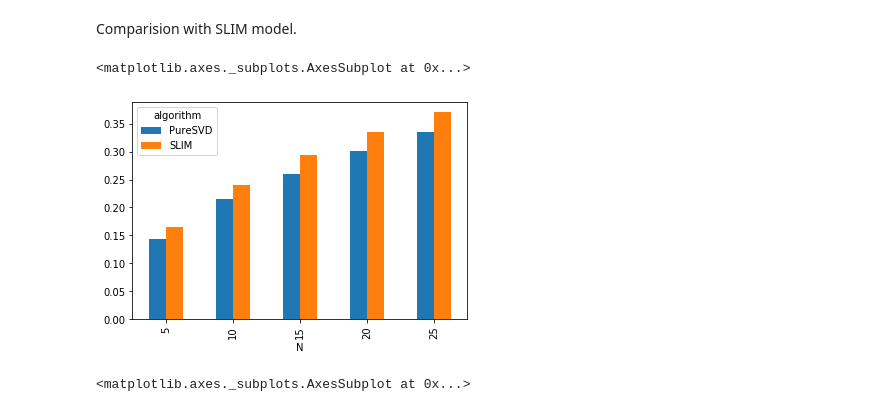
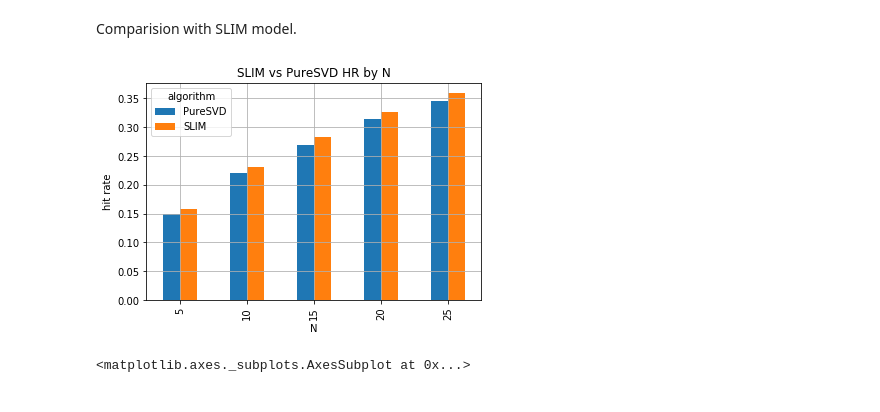
Before and after one commit to EmilioTyl/recsys_movie_lens, a Jupyter notebook: results_final_notebook.ipynb, the cells around one changed output. Cells and saved outputs as stored; diff of their text form; code cells hidden in the pictures.

Commit message:
images

```diff
--- a/results_final_notebook.ipynb
+++ b/results_final_notebook.ipynb
@@ -94,7 +100,7 @@ hits_slim_df.pivot("rate", "N", "hit_rate").plot(kind='bar')
 
 The paper "Performance of Recomender Algorithms" sugest a model called PureSvd that basically exploits the sparcity of the user matrix to efficiently compute a SVD factorization. Following I evaluate and compare hit rate performances with SLIM.
 # %%
-pure_svd = PureSVD(latent_factors=30)
+pure_svd = PureSVD(latent_factors=40)
 print("Train")
 pure_svd.fit(user_item)
 # %% [output]
@@ -127,14 +137,17 @@ Comparision with SLIM model.
 # %%
 hits_slim_df["algorithm"] = "SLIM"
 hits_pure_svd_df["algorithm"] = "PureSVD"
 df = pd.concat((hits_slim_df, hits_pure_svd_df))
 grouped_by_N = df.groupby(["N", "algorithm"]).agg({"hits":"sum", "qty":"sum"})
 grouped_by_N["hit_rate"] =  grouped_by_N["hits"]/grouped_by_N["qty"]
 grouped_by_N = grouped_by_N.reset_index()
 grouped_by_N.pivot("N", "algorithm", "hit_rate").plot(kind='bar')
+plt.grid()
+plt.ylabel("hit rate")
+plt.title("SLIM vs PureSVD HR by N")
+plt.savefig("./images/svd_slim_comp.png")
 # %% [output]
-<matplotlib.axes._subplots.AxesSubplot at 0x...>
-[figure, old version]
+[figure, new version]
 # %%
 df[df.N == 10].pivot("rate", "algorithm", "hit_rate").plot(kind='bar')
 # %% [output]
```
Also changed, not shown: parts of 8 cells of this notebook, 5 other files.
